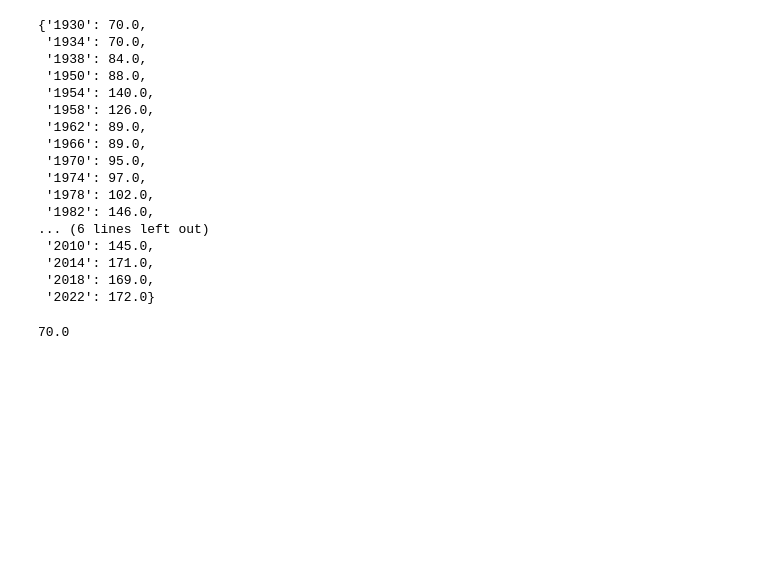
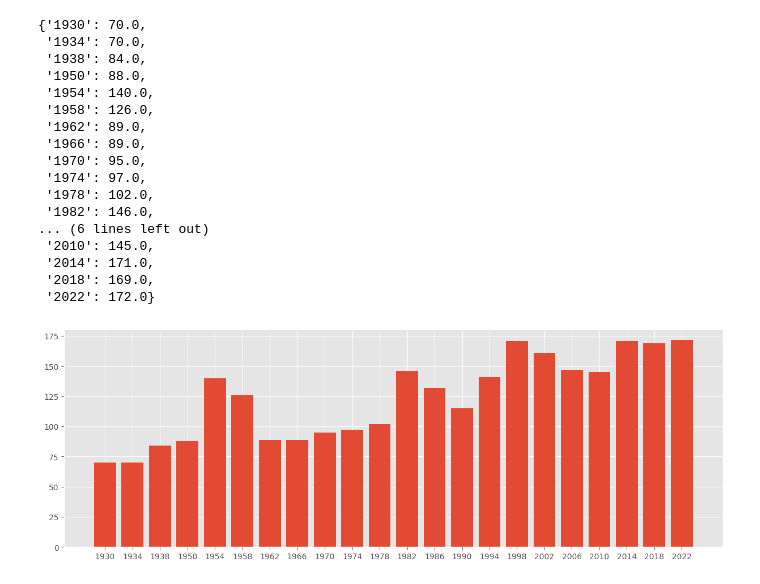
Before and after one commit to LuisST-2000/Extraccion-de-Data, a Jupyter notebook: Data_Football.ipynb, the cells around one changed output. Saved outputs shown, nothing was run; the diff lists cells and outputs as text; code cells hidden in the pictures; blank space fills up the shorter version.

```diff
--- a/Data_Football.ipynb
+++ b/Data_Football.ipynb
@@ -354,7 +346,9 @@ s
  '2014': 171.0,
  '2018': 169.0,
  '2022': 172.0}
-# %%
-merged_df.goles_totales.where(merged_df.date_year == '1930').sum()
-# %% [output]
-70.0
+# %%
+plt.figure(figsize = (15,5))
+plt.bar(s.keys(),s.values())
+plt.show()
+# %% [output]
+[figure, added]
```
Also changed, not shown: parts of 36 cells of this notebook.
